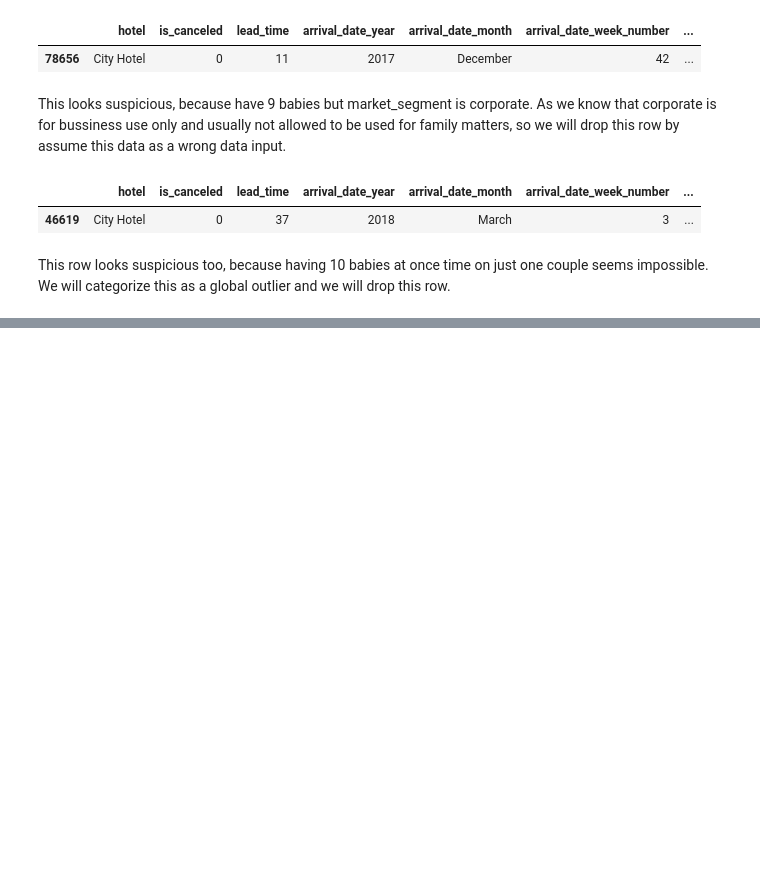
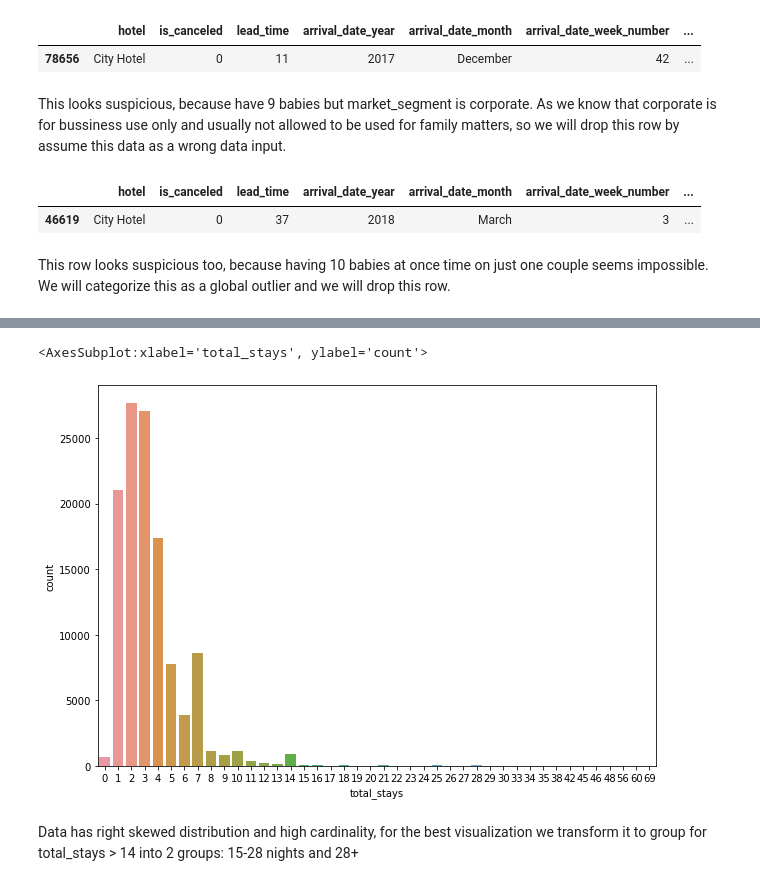
Before and after one commit to maulanaycb/Investigate-Business-Hotel-using-Data-Visualization, a Jupyter notebook: Mini Project 2.ipynb, the cells around one changed output, grey strips where cells are left out. Saved outputs shown, nothing was run; the diff lists cells and outputs as text; code cells hidden in the pictures; blank space fills up the shorter version.

```diff
--- a/Mini Project 2.ipynb
+++ b/Mini Project 2.ipynb
@@ -348,0 +458,4 @@ df = df[df['babies']!=10]
+# %%
+#add column stay_duration
+df["total_stays"] = df["stays_in_weekend_nights"] + df["stays_in_weekdays_nights"]
+df.head()
@@ -348,0 +469,9 @@ df = df[df['babies']!=10]
+# %%
+#look up for the data distribution of total_stays
+plt.figure(figsize=(10,7))
+sns.countplot(data=df, x="total_stays")
+# %% [output]
+<AxesSubplot:xlabel='total_stays', ylabel='count'>
+[figure, added]
+# %% [markdown]
+Data has right skewed distribution and high cardinality, for the best visualization we transform it to group for total_stays > 14 into 2 groups: 15-28 nights and 28+
```
Also changed, not shown: parts of 28 cells of this notebook.
